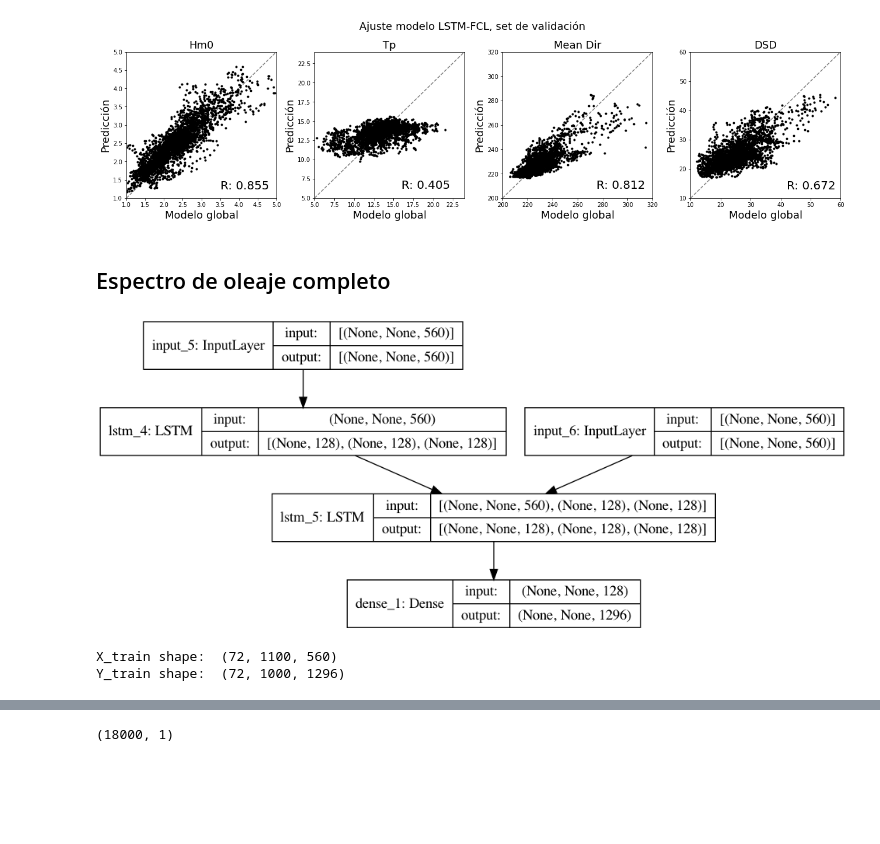
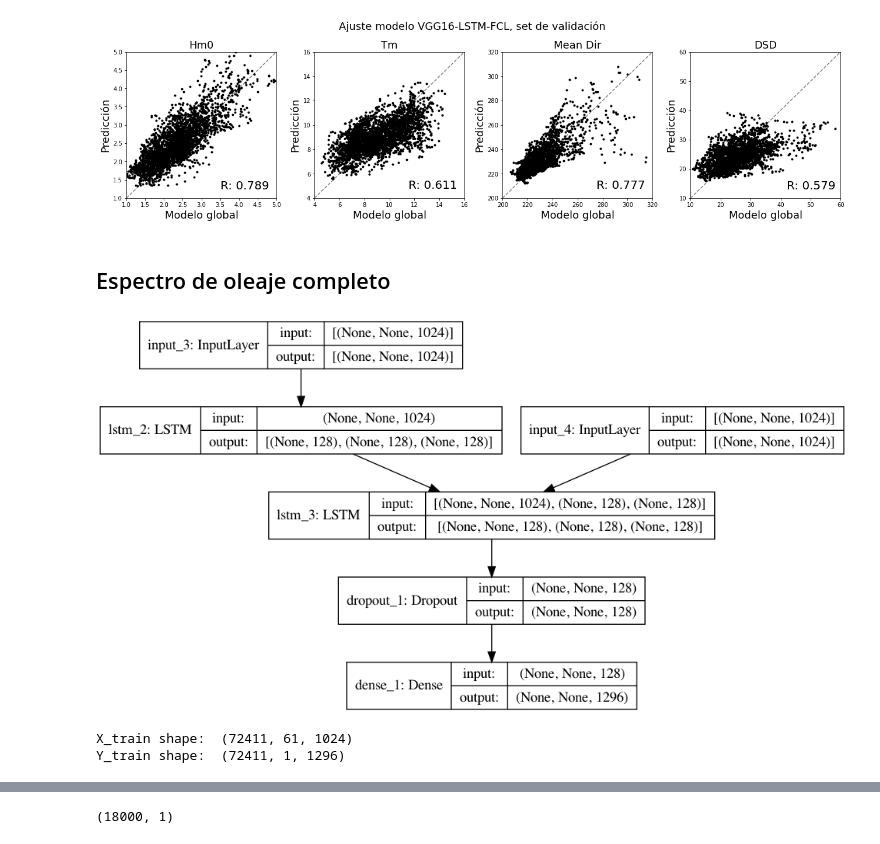
Before and after one commit to jnhurtado/Rellenar-hindcast-de-oleaje-usando-ML, a Jupyter notebook: LSTM_Con_X_features.ipynb, the cells around one changed output, grey strips where cells are left out. Saved outputs shown, nothing was run; the diff lists cells and outputs as text; code cells hidden in the pictures; blank space fills up the shorter version.

```diff
--- a/LSTM_Con_X_features.ipynb
+++ b/LSTM_Con_X_features.ipynb
@@ -192,3 +188,4 @@ Hm0 = np.array(df0[Desde: Hasta]['Hm0']).reshape(-1,1)
 Tp = np.array(df0[Desde: Hasta]['Tp']).reshape(-1,1)
 MD = np.array(df0[Desde: Hasta]['Mean Dir']).reshape(-1,1)
 DSD =  np.array(df0[Desde: Hasta]['DSD']).reshape(-1,1)
+WP = np.array(df02[Desde: Hasta]['P1: Wave Period, T01']).reshape(-1,1)
@@ -194,0 +200,10 @@ DSD =  np.array(df0[Desde: Hasta]['DSD']).reshape(-1,1)
+# %%
+"'Se carga X como los valores de presión, omitir si se quiere usar el X features del modelo pre-entrenado'"
+
+X = np.load(Cache + 'Presión.npy')
+
+X = resize(X,5,5,padding="same")
+
+X = flatten(X)
+
+X.shape
@@ -329,0 +479,19 @@ DSD_pred = y_pred_test
+# %%
+x_train, x_test, y_train, y_test, scy = get_set(X, WP, timestep= 1, traslape = 60)
+
+traslape =60
+
+model = Model([encoder_inputs, decoder_inputs], decoder_outputs)
+
+model.compile(optimizer='adam', loss='mse')
+
+model.fit([x_train[:,:traslape,:],x_train[:,traslape:,:]],y_train,epochs= 30,batch_size=64 ,validation_split=0.1, shuffle = True)
+
+y_pred_test = scy.inverse_transform(juntar(model.predict([x_test[:,:traslape,:],x_test[:,traslape:,:]])))
+
+y_test = scy.inverse_transform(juntar(y_test))
+
+np.save(Cache + 'WP_test.npy', y_test)
+np.save(Cache + 'WP_pred.npy', y_pred_test)
+
+print(np.round(np.corrcoef(y_pred_test.T,(y_test).T)[0,1],3))
@@ -335,8 +533,7 @@ DSD_pred = y_pred_test
 
 fig, axs = plt.subplots(1, 4, figsize=(18,5))
 
-fig.suptitle('Ajuste modelo LSTM-FCL, set de validación',fontsize=18)
-
+fig.suptitle('Ajuste modelo VGG16-LSTM-FCL, set de validación',fontsize=18)
 
 axs[0].set_title('Hm0',fontsize=18)
 axs[0].plot([1,5],[1,5],'--',0.5,color='grey')
@@ -347,15 +544,14 @@ axs[0].set_ylim(1,5)
 axs[0].set_xlim(1,5)
 axs[0].text(3.5,1.25,'R: '+str(np.round(np.corrcoef(Hm0_test.T,(Hm0_pred).T)[0,1],3)),size=20)
 
-
-axs[1].set_title('Tp',fontsize=18)
-axs[1].plot([5,24],[5,24],'--',0.5,color='grey')
+axs[1].set_title('Tm',fontsize=18)
+axs[1].plot([4,16],[4,16],'--',0.5,color='grey')
 axs[1].plot(Tp_test[:3000],Tp_pred[:3000],'.',color='Black')
 axs[1].set_xlabel('Modelo global',size=18)
 axs[1].set_ylabel('Predicción',size=18)
-axs[1].set_ylim(5,24)
-axs[1].set_xlim(5,24)
-axs[1].text(16,6.2,'R: '+str(np.round(np.corrcoef(Tp_test.T,(Tp_pred).T)[0,1],3)),size=20)
+axs[1].set_ylim(4,16)
+axs[1].set_xlim(4,16)
+axs[1].text(11.5,4.8,'R: '+str(np.round(np.corrcoef(Tp_test.T,(Tp_pred).T)[0,1],3)),size=20)
 
 axs[2].set_title('Mean Dir',fontsize=18)
 axs[2].plot([200,320],[200,320],'--',0.5,color='grey')
@@ -375,18 +571,13 @@ axs[3].set_ylim(10,60)
 axs[3].set_xlim(10,60)
 axs[3].text(42,13,'R: '+str(np.round(np.corrcoef(DSD_test.T,(DSD_pred).T)[0,1],3)),size=20)
 
-
-
-
-
-
 fig.set_facecolor('w')
 fig.tight_layout()
 plt.show()
 
-fig.savefig("Variables_LSTM_2",dpi=300)
+fig.savefig(Imagenes + "Variables_VGG16_LSTM_2",dpi=300)
 # %% [output]
-[figure, old version]
+[figure, new version]
 # %% [markdown]
 ## Espectro de oleaje completo
 # %%
@@ -425,36 +616,34 @@ encoder = LSTM(hidden_units, return_state=True)
 encoder_outputs, state_h, state_c = encoder(encoder_inputs)
 
 # We discard `encoder_outputs` and only keep the states.
 
 encoder_states = [state_h, state_c]
 
 # Set up the decoder, using `encoder_states` as initial state.
 
 decoder_inputs = Input(shape=(None, num_encoder_tokens))
 
 # We set up our decoder to return full output sequences,
 # and to return internal states as well. We don't use the
 # return states in the training model, but we will use them in inference.
 
 decoder_lstm = LSTM(hidden_units, return_sequences=True, return_state=True)
 
 decoder_outputs, _, _ = decoder_lstm(decoder_inputs, initial_state=encoder_states)
 
-#decoder_dropout = Dropout(0.5)
-
-#decoder_outputs = decoder_dropout(decoder_outputs)
+decoder_outputs = Dropout(0.5)(decoder_outputs)
 
 decoder_dense = Dense(num_decoder_tokens)
 
 decoder_outputs = decoder_dense(decoder_outputs)
 
 # Define the model that will turn
 # `encoder_input_data` & `decoder_input_data` into `decoder_target_data`
 model = Model([encoder_inputs, decoder_inputs], decoder_outputs)
 
 model.compile(optimizer='adam', loss='mse')
 
-plot_model(model, to_file='model.png', show_shapes=True)
+plot_model(model, to_file=Imagenes + 'model_espectro.png', show_shapes=True)
 # %% [output]
-[figure, old version]
+[figure, new version]
 # %%
@@ -471,10 +660,10 @@ Y = np.array(Espectro['Wave energy density'].sel(Timestep = slice(Desde,Hasta)))
 
 Y = Y.reshape(Y.shape[0],Y.shape[1]*Y.shape[2])
 # %%
-traslape = 100
+traslape = 60
 
-x_train, x_test, y_train, y_test, scy = get_set(X, Y, timestep= 1000, traslape = traslape)
+x_train, x_test, y_train, y_test, scy = get_set(X, Y, timestep= 1, traslape = traslape)
 # %% [output]
-X_train shape:  (72, 1100, 560)
-Y_train shape:  (72, 1000, 1296)
+X_train shape:  (72411, 61, 1024)
+Y_train shape:  (72411, 1, 1296)
 # %%
```
Also changed, not shown: parts of 45 cells of this notebook, 5 other files.
